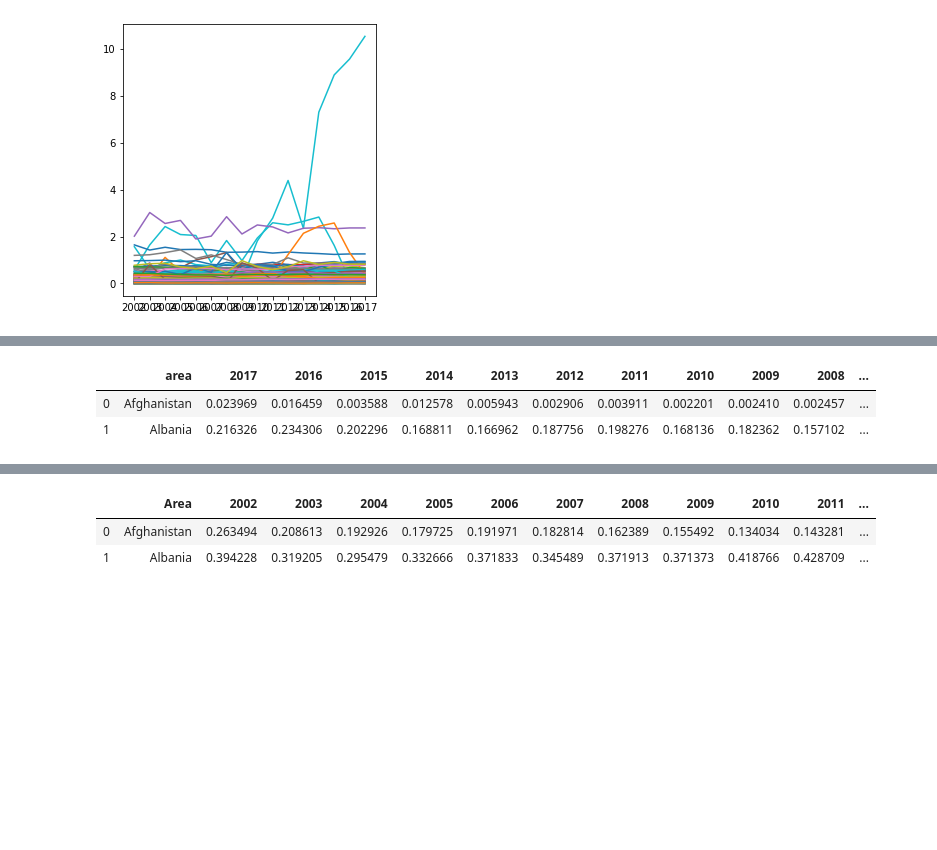
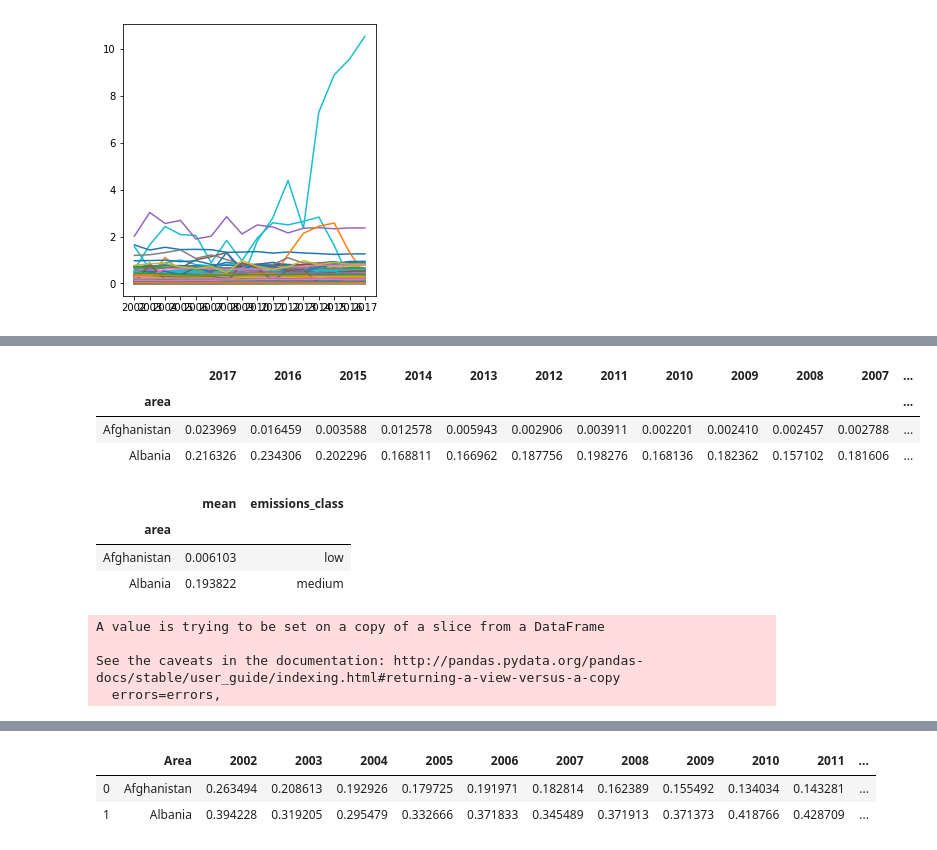
Before and after one commit to amara-slaymaker/ada_project-ada_nakamura, a Jupyter notebook: Emissions_UMAP_PCA.ipynb, the cells around one changed output, grey strips where cells are left out. Saved outputs shown, nothing was run; the diff lists cells and outputs as text; code cells hidden in the pictures; blank space fills up the shorter version.

```diff
--- a/Emissions_UMAP_PCA.ipynb
+++ b/Emissions_UMAP_PCA.ipynb
@@ -509,13 +509,23 @@ emissions_year[emissions_year['2016'] > 2]
 | 34 | China, Hong Kong SAR | 10.542040 | 9.573560 | 8.896667 | 7.308961 | 2.346392 | 4.393059 | 2.788400 | 1.814345 | 0.163517 | 0.426000 | ... |
 | 51 | Egypt | 2.367983 | 2.367983 | 2.332931 | 2.379826 | 2.355047 | 2.155582 | 2.410167 | 2.495033 | 2.109501 | 2.847678 | ... |
 # %%
-emissions_year_class = emissions_year.copy()
-emissions_year_class['emissions_class'] = emissions_year_class['2016'].apply(lambda x: emissions_class(x, emissions_year_class['2016']))
+emissions_year_class = emissions_year.copy().set_index('area')
+emissions_year_class['mean'] = emissions_year_class.mean(axis = 1)
+emissions_year_class['emissions_class'] = emissions_year_class['mean'].apply(lambda x: emissions_class(x, emissions_year_class['mean']))
 emissions_year_class.head(2)
 # %% [output]
-|  | area | 2017 | 2016 | 2015 | 2014 | 2013 | 2012 | 2011 | 2010 | 2009 | 2008 | ... |
-| 0 | Afghanistan | 0.023969 | 0.016459 | 0.003588 | 0.012578 | 0.005943 | 0.002906 | 0.003911 | 0.002201 | 0.002410 | 0.002457 | ... |
-| 1 | Albania | 0.216326 | 0.234306 | 0.202296 | 0.168811 | 0.166962 | 0.187756 | 0.198276 | 0.168136 | 0.182362 | 0.157102 | ... |
+|  | 2017 | 2016 | 2015 | 2014 | 2013 | 2012 | 2011 | 2010 | 2009 | 2008 | 2007 | ... |
+| area |  |  |  |  |  |  |  |  |  |  |  | ... |
+| Afghanistan | 0.023969 | 0.016459 | 0.003588 | 0.012578 | 0.005943 | 0.002906 | 0.003911 | 0.002201 | 0.002410 | 0.002457 | 0.002788 | ... |
+| Albania | 0.216326 | 0.234306 | 0.202296 | 0.168811 | 0.166962 | 0.187756 | 0.198276 | 0.168136 | 0.182362 | 0.157102 | 0.181606 | ... |
+# %%
+emissions_class_df = emissions_year_class.loc[:,['mean','emissions_class']]
+emissions_class_df.head(2)
+# %% [output]
+|  | mean | emissions_class |
+| area |  |  |
+| Afghanistan | 0.006103 | low |
+| Albania | 0.193822 | medium |
 # %%
 emissions_low = emissions_year_class.query('emissions_class == "low"')
 emissions_low.drop(['emissions_class'], axis = 1, inplace = True)
@@ -538,6 +548,11 @@ emissions_high_2 = emissions_high.T
 emissions_high_2.rename(columns=emissions_high_2.iloc[0], inplace = True)
 emissions_high_2.drop(emissions_high_2.index[0], inplace = True)
 emissions_high_2.sort_index(inplace = True)
+# %% [output]
+A value is trying to be set on a copy of a slice from a DataFrame
+
+See the caveats in the documentation: http://pandas.pydata.org/pandas-docs/stable/user_guide/indexing.html#returning-a-view-versus-a-copy
+  errors=errors,
 # %%
 emissions_low
 # %% [output]
```
Also changed, not shown: parts of 34 cells of this notebook.
